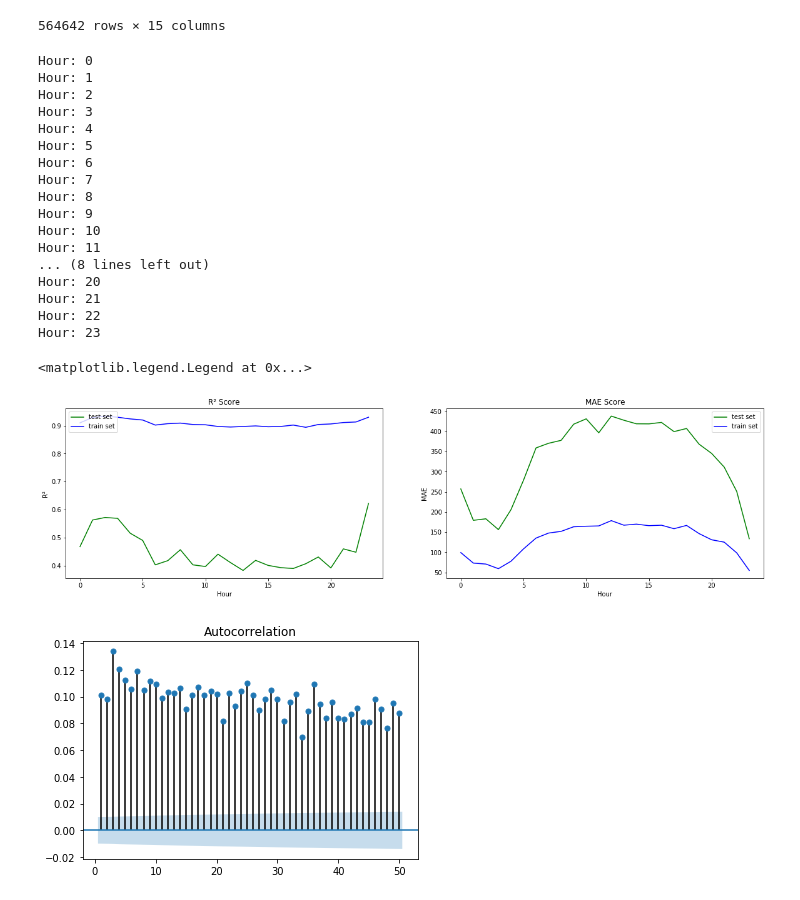
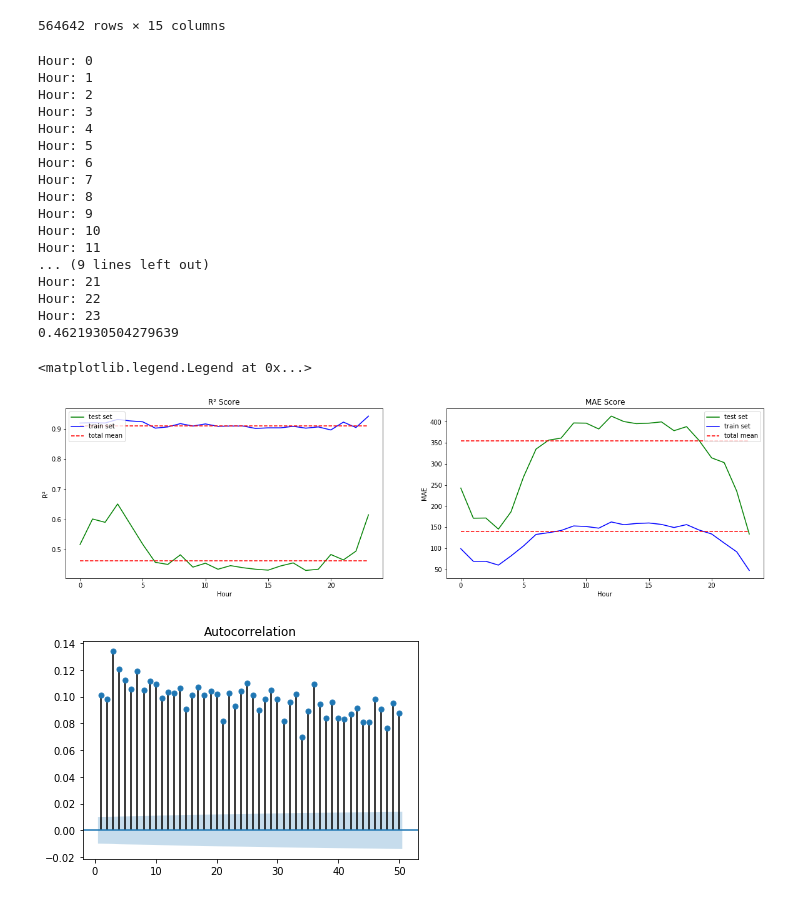
Before and after one commit to Tezzmo/PDS_Project, a Jupyter notebook: notebooks/Lorenz_Prediction.ipynb, the cells around one changed output. Drawn from its saved outputs; the diff is of its cells as text; code cells hidden in the pictures.

Commit message:
Working Plot with mean

```diff
--- a/notebooks/Lorenz_Prediction.ipynb
+++ b/notebooks/Lorenz_Prediction.ipynb
@@ -127,8 +109,17 @@ dfTrips
 | 630968 | 11299 | 2019-12-31 18:37:00 | 8.774459 | 50.824863 | False | 15 | 0.0 | 840 | 0.7 | ... |
 564642 rows × 15 columns
 # %%
+def flat_array(inputList):
 
+    temparray = np.empty([1])
+
+    for row in inputList:
+        row = row.reshape(-1)
+        temparray = np.concatenate((temparray,row),axis=0)
+
+    return temparray
 dfTrips.dropna(inplace=True)
+dfTrips.drop(inplace=True, columns=['bNumber','sTime','sLong','sLat','precipitation','sMonth','sDay','bType'], errors='ignore')
 dfPred = []
 xScaler = []
 yScaler = []
@@ -139,11 +130,18 @@ r2_test = []
 mae_train = []
 mae_test = []
 regressor = []
+reg_prediction_test = []
+reg_y_train = []
+reg_prediction_train =[]
+reg_y_test = []
 for hour in range(24):
     print('Hour: '+ str(hour))
     dfPred.append(dfTrips.loc[dfTrips['sHour'] == hour])
-    X.append(dfPred[hour][['weekend', 'sPlaceNumber','sMinute','temperature','autoCorr']].values)
+    dfPred[hour] = pd.concat([dfPred[hour], pd.get_dummies(dfPred[hour]['sPlaceNumber'],drop_first=True,dtype='int')],axis=1)
     Y.append(dfPred[hour]['durationInSec'].values)
+    dfPred[hour].drop(inplace=True,columns=['durationInSec'],errors='ignore')
+    X.append(dfPred[hour].values)
+
 
     x_test, x_train, y_test, y_train = train_test_split(X[hour],Y[hour], test_size=0.3)
     sscaler = StandardScaler()
@@ -163,47 +161,77 @@ for hour in range(24):
     #reg = LinearRegression(n_jobs=-1)
     #print(np.isnan(x_train,out=True))
     reg.fit(x_train,y_train)
-    r2_train.append(np.round(reg.score(x_train,y_train),3))
-    r2_test.append(np.round(reg.score(x_test,y_test),3))
-    mae_train.append(np.round(mean_absolute_error(sscaler2.inverse_transform(y_train),sscaler2.inverse_transform(reg.predict(x_train))),3))
-    mae_test.append(np.round(mean_absolute_error(sscaler2.inverse_transform(y_test),sscaler2.inverse_transform(reg.predict(x_test))),3))
+    train_prediction = sscaler2.inverse_transform(reg.predict(x_train))
+    test_prediction = sscaler2.inverse_transform(reg.predict(x_test))
+
+    y_train = sscaler2.inverse_transform(y_train)
+    y_test = sscaler2.inverse_transform(y_test)
+
+
+    reg_prediction_train.append(train_prediction)
+    reg_prediction_test.append(test_prediction)
+    reg_y_train.append(y_train)
+    reg_y_test.append(y_test)
+
+
+    r2_train.append(np.round(r2_score(y_train,train_prediction),3))
+    r2_test.append(np.round(r2_score(y_test,test_prediction),3))
+    mae_train.append(np.round(mean_absolute_error(y_train,train_prediction),3))
+    mae_test.append(np.round(mean_absolute_error(y_test,test_prediction),3))
     #print('R2 Train: ' ,np.round(reg.score(x_train,y_train),3))
     #print('R2 Test: ' , np.round(reg.score(x_test,y_test),3))
     #print('MAE Train: ', np.round(mean_absolute_error(sscaler2.inverse_transform(y_train),sscaler2.inverse_transform(reg.predict(x_train))),3))
     #print('MAE Test: ', np.round(mean_absolute_error(sscaler2.inverse_transform(y_test),sscaler2.inverse_transform(reg.predict(x_test))),3))
 
+
+reg_y_test = flat_array(reg_y_test)
+reg_y_train = flat_array(reg_y_train)
+reg_prediction_train = flat_array(reg_prediction_train)
+reg_prediction_test = flat_array(reg_prediction_test)
+
+
+mean_r2_test = r2_score(reg_y_test, reg_prediction_test)
+mean_r2_train = r2_score(reg_y_train, reg_prediction_train)
+mean_mae_train = mean_absolute_error(reg_y_train, reg_prediction_train)
+mean_mae_test = mean_absolute_error(reg_y_test, reg_prediction_test)
+print(mean_r2_test)
 fig, (ax1, ax2) = plt.subplots(1, 2)
 fig.set_size_inches(20, 5)
 ax1.plot(range(24), r2_test, color='green', label='test set')
 ax1.plot(range(24), r2_train, color='blue', label='train set')
+ax1.plot([mean_r2_test]*24,'r--',label='total mean')
+ax1.plot([mean_r2_train]*24,'r--')
 ax1.set_title('R² Score')
 ax1.legend(loc='upper left')
 ax1.set(xlabel='Hour', ylabel='R²')
 ax2.plot(range(24), mae_test, color='green', label='test set')
 ax2.plot(range(24), mae_train, color='blue', label='train set')
+ax2.plot([mean_mae_test]*24,'r--',label='total mean')
+ax2.plot([mean_mae_train]*24,'r--')
+
 ax2.set_title('MAE Score')
 ax2.set(xlabel='Hour', ylabel='MAE')
 ax2.legend(loc='upper right')
 # %% [output]
 Hour: 0
 Hour: 1
 Hour: 2
 Hour: 3
 Hour: 4
 Hour: 5
 Hour: 6
 Hour: 7
 Hour: 8
 Hour: 9
 Hour: 10
 Hour: 11
-... (8 lines left out)
-Hour: 20
+... (9 lines left out)
 Hour: 21
 Hour: 22
 Hour: 23
+0.4621930504279639
 <matplotlib.legend.Legend at 0x...>
-[figure, old version]
+[figure, new version]
 # %%
 plot_acf(dfTrips.loc[dfTrips['sTime'].dt.hour == 15,['durationInSec']],lags=50,zero=False,unbiased=True)
 plt.show()
```
Also changed, not shown: parts of 6 cells of this notebook.
